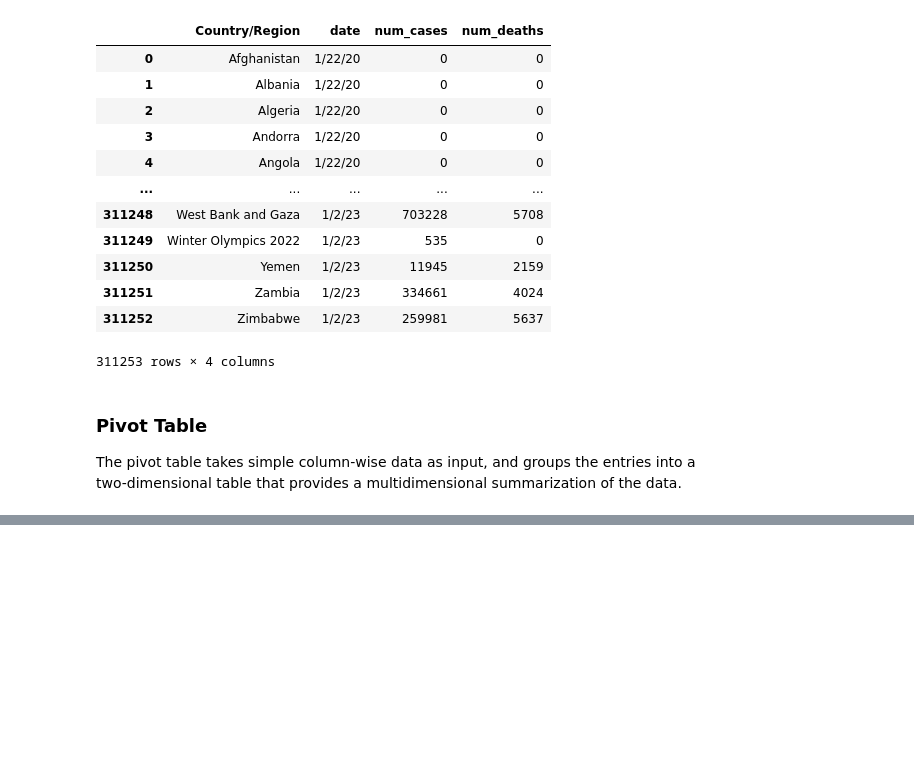
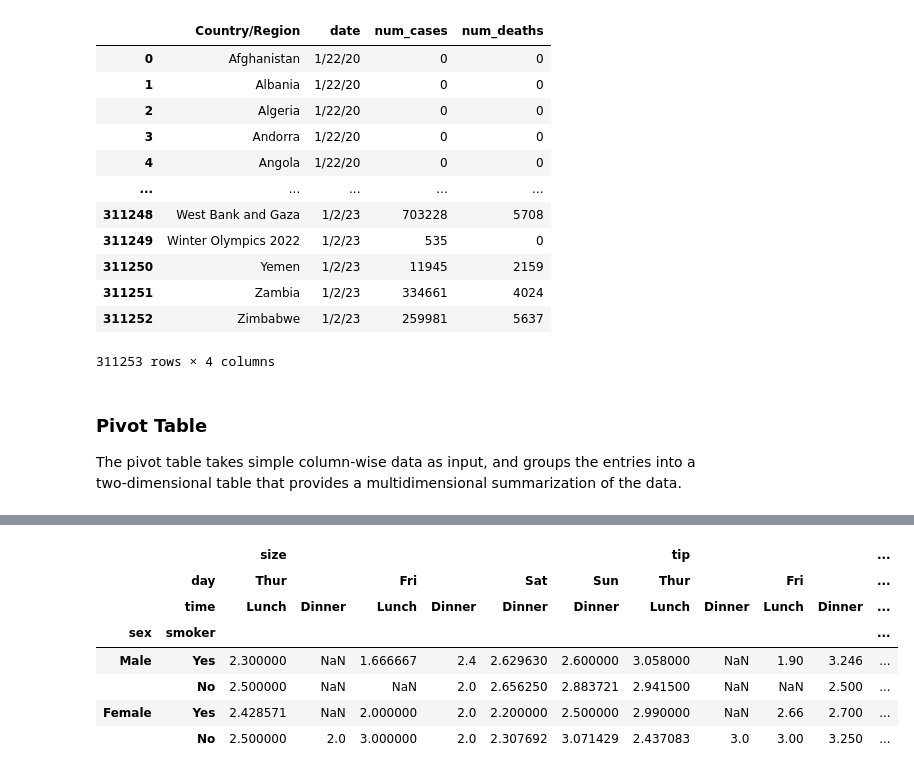
Before and after one commit to jyotirangu/DataScience, a Jupyter notebook: 14_Multiindex_seriesAndDataframe/1_multiindexObject.ipynb, the cells around one changed output, grey strips where cells are left out. Cells and saved outputs as stored; diff of their text form; code cells hidden in the pictures; blank space fills up the shorter version.

```diff
--- a/14_Multiindex_seriesAndDataframe/1_multiindexObject.ipynb
+++ b/14_Multiindex_seriesAndDataframe/1_multiindexObject.ipynb
@@ -959,0 +962,3 @@ The pivot table takes simple column-wise data as input, and groups the entries i
+# %%
+df = sns.load_dataset('tips')
+df.head()
@@ -959,0 +1052,11 @@ The pivot table takes simple column-wise data as input, and groups the entries i
+# %%
+df.pivot_table(index=['sex','smoker'],columns=['day','time'])
+# %% [output]
+|  |  | size |  |  |  |  |  | tip |  |  |  | ... |
+|  | day | Thur |  | Fri |  | Sat | Sun | Thur |  | Fri |  | ... |
+|  | time | Lunch | Dinner | Lunch | Dinner | Dinner | Dinner | Lunch | Dinner | Lunch | Dinner | ... |
+| sex | smoker |  |  |  |  |  |  |  |  |  |  | ... |
+| Male | Yes | 2.300000 | NaN | 1.666667 | 2.4 | 2.629630 | 2.600000 | 3.058000 | NaN | 1.90 | 3.246 | ... |
+|  | No | 2.500000 | NaN | NaN | 2.0 | 2.656250 | 2.883721 | 2.941500 | NaN | NaN | 2.500 | ... |
+| Female | Yes | 2.428571 | NaN | 2.000000 | 2.0 | 2.200000 | 2.500000 | 2.990000 | NaN | 2.66 | 2.700 | ... |
+|  | No | 2.500000 | 2.0 | 3.000000 | 2.0 | 2.307692 | 3.071429 | 2.437083 | 3.0 | 3.00 | 3.250 | ... |
```
Also changed, not shown: parts of 26 cells of this notebook, 1 other file.
